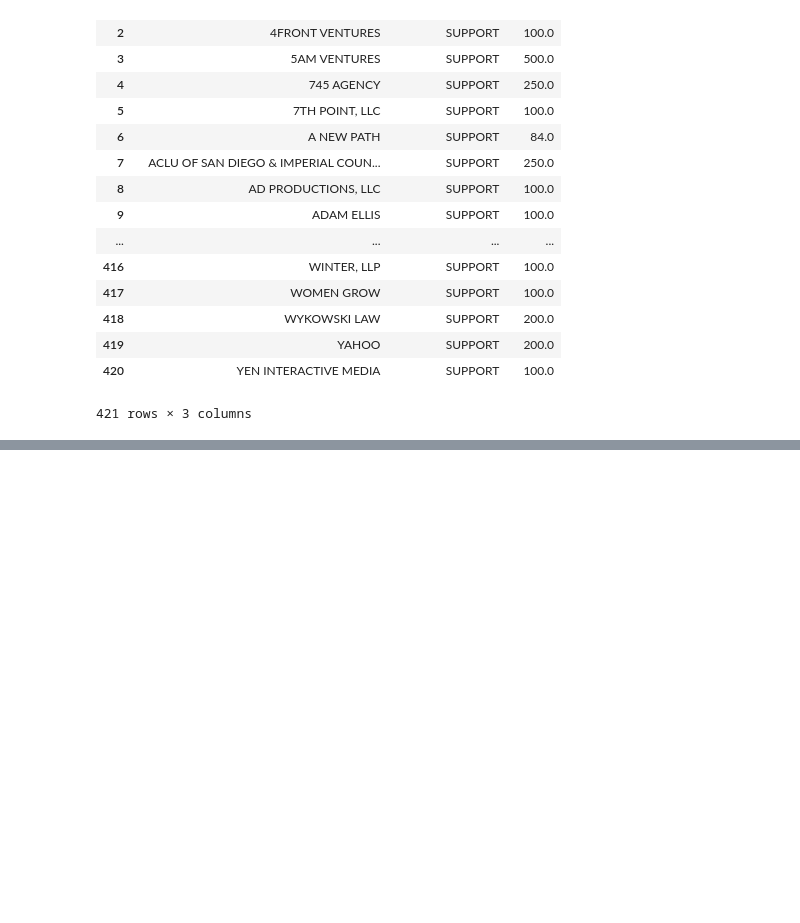
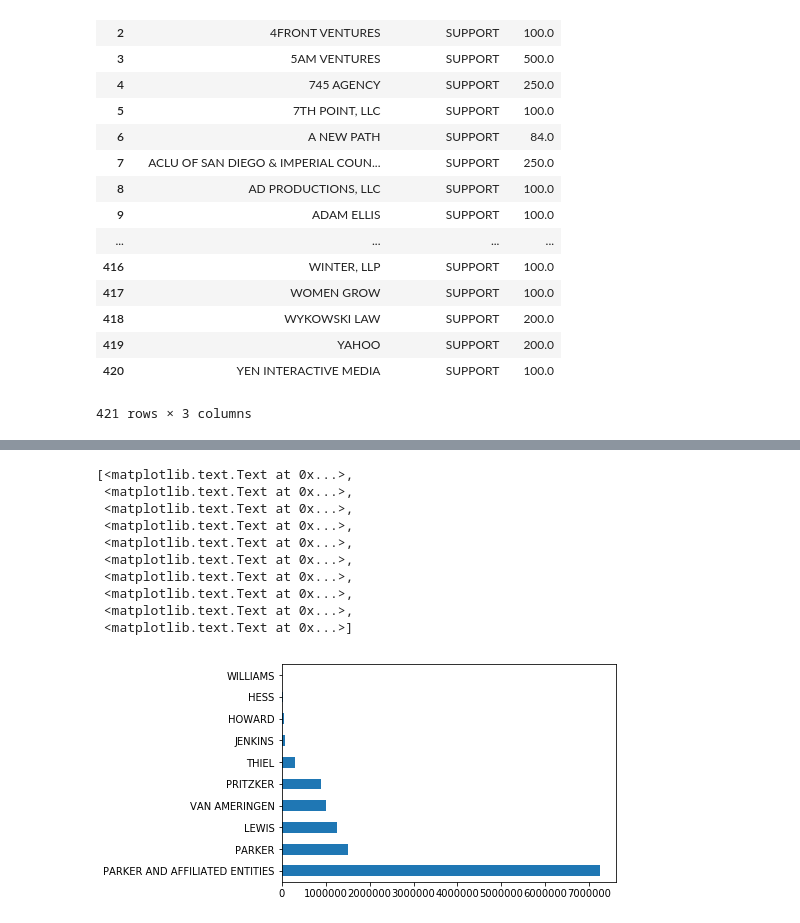
Before and after one commit to MauricioReyesCardozo/first-python-notebook, a Jupyter notebook: Untitled.ipynb, the cells around one changed output, grey strips where cells are left out. Drawn from its saved outputs; the diff is of its cells as text; code cells hidden in the pictures; blank space fills up the shorter version.

```diff
--- a/Untitled.ipynb
+++ b/Untitled.ipynb
@@ -418,0 +431,23 @@ AttributeError: ("'str' object has no attribute 'str'", u'occurred at index 0')
+# %%
+top_supporters = support.groupby([
+    'contributor_lastname',
+    'contributor_firstname'
+]).amount.sum().reset_index().sort_values(
+    'amount',
+    ascending=False
+).head(10)
+# %%
+chart = top_supporters.amount.plot.barh()
+chart.set_yticklabels(top_supporters.contributor_lastname)
+# %% [output]
+[<matplotlib.text.Text at 0x...>,
+ <matplotlib.text.Text at 0x...>,
+ <matplotlib.text.Text at 0x...>,
+ <matplotlib.text.Text at 0x...>,
+ <matplotlib.text.Text at 0x...>,
+ <matplotlib.text.Text at 0x...>,
+ <matplotlib.text.Text at 0x...>,
+ <matplotlib.text.Text at 0x...>,
+ <matplotlib.text.Text at 0x...>,
+ <matplotlib.text.Text at 0x...>]
+[figure, added]
```
Also changed, not shown: parts of 14 cells of this notebook, 2 other files.
